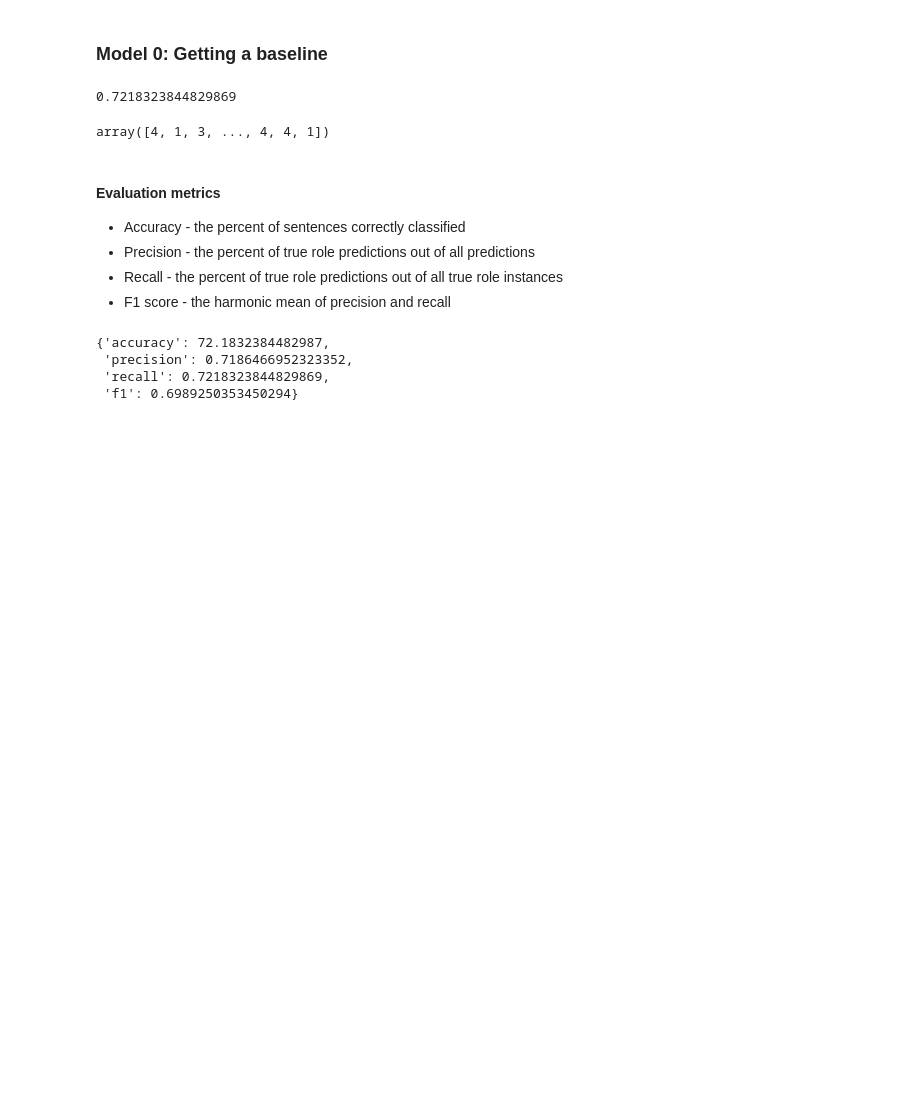
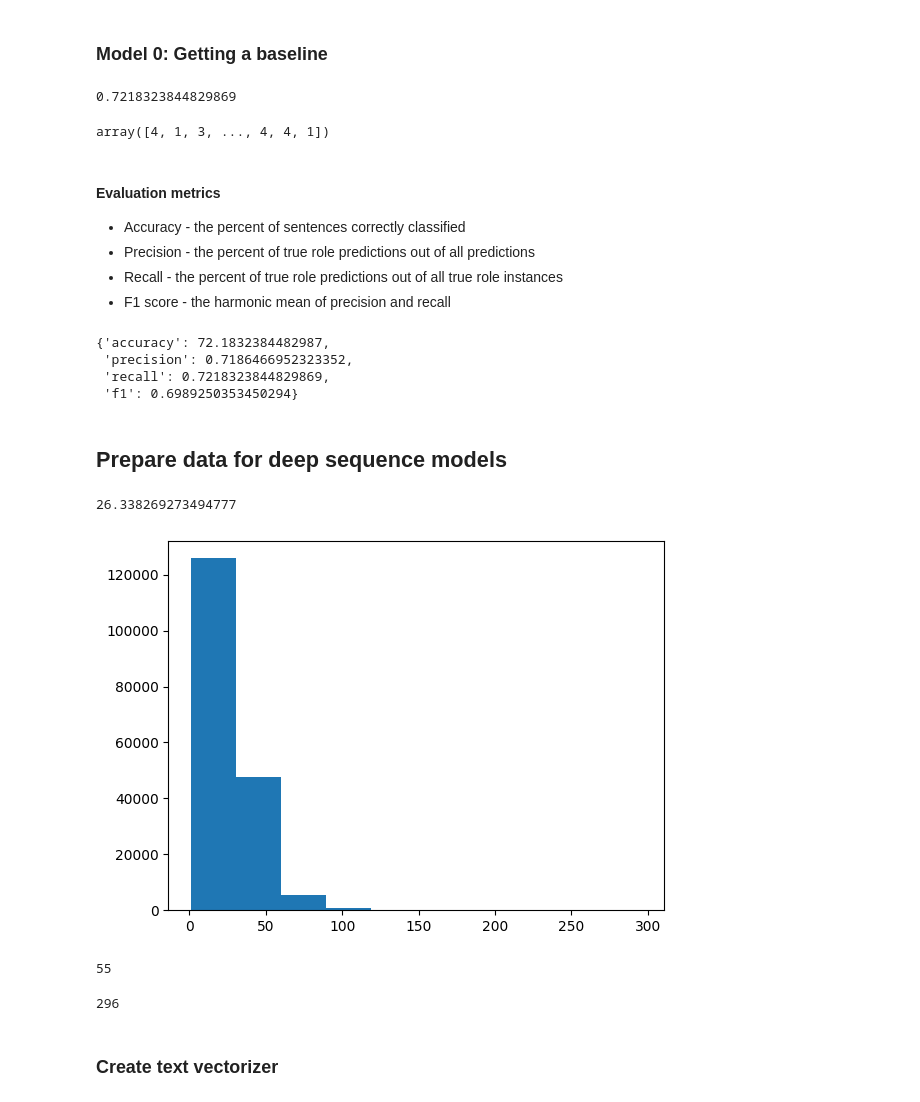
Before and after one commit to DilunVass/Deep_Learning_and_TensorFlow_Tutorial, a Jupyter notebook: NLP/nlp_project.ipynb, the cells around one changed output. Saved outputs shown, nothing was run; the diff lists cells and outputs as text; code cells hidden in the pictures; blank space fills up the shorter version.

Commit message:
Preprocess data and label encode labels

```diff
--- a/NLP/nlp_project.ipynb
+++ b/NLP/nlp_project.ipynb
@@ -581,3 +586,28 @@ baseline_results
  'precision': 0.7186466952323352,
  'recall': 0.7218323844829869,
  'f1': 0.6989250353450294}
+# %% [markdown]
+## Prepare data for deep sequence models
+# %%
+# Avarege sentence length
+sent_lens = [len(sentence.split()) for sentence in train_sentences]
+avg_sent_len = np.mean(sent_lens)
+avg_sent_len
+# %% [output]
+26.338269273494777
+# %%
+plt.hist(sent_lens, bins=10);
+# %% [output]
+[figure, added]
+# %%
+output_seq_len = int(np.percentile(sent_lens, 95)) # 95% of sequences should be shorter than this length
+output_seq_len
+# %% [output]
+55
+# %%
+# maximum number of words in a sequence
+max(sent_lens)
+# %% [output]
+296
+# %% [markdown]
+### Create text vectorizer
```
Also changed, not shown: parts of 1 cell of this notebook.
